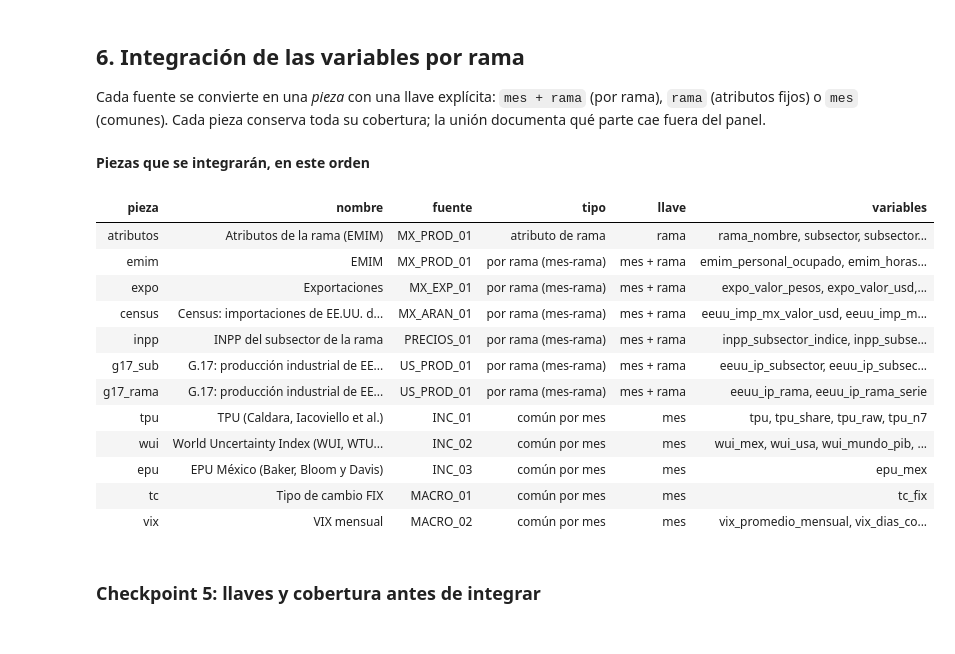
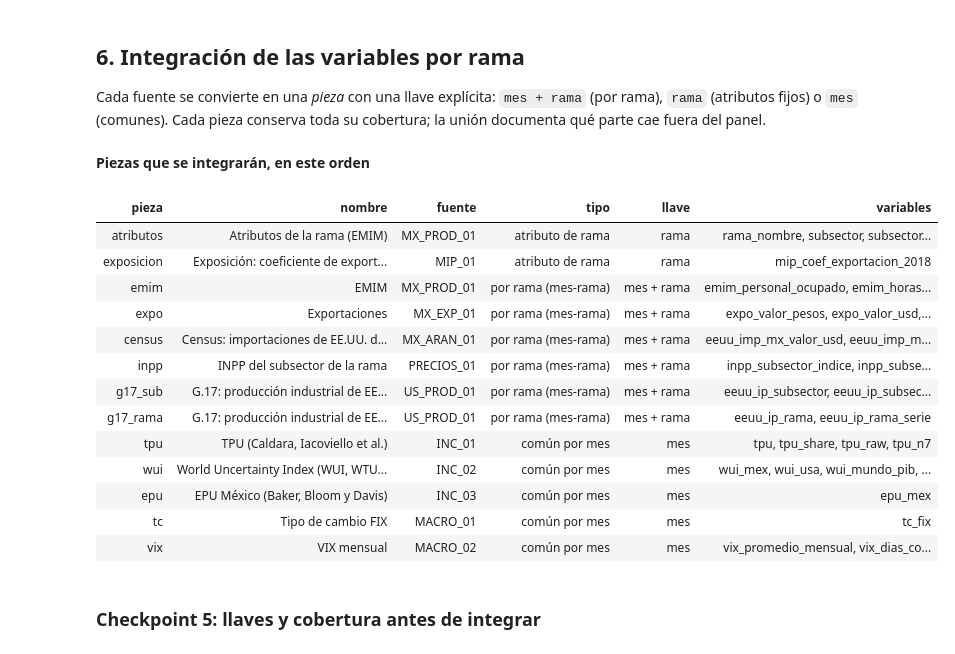
Before and after one commit to aabermejoq/Incertidumbre-Comercial, a Jupyter notebook: code/Python/01_preparacion_base_integrada.ipynb, the cells around one changed output. Saved outputs shown, nothing was run; the diff lists cells and outputs as text; code cells hidden in the pictures.

```diff
--- a/code/Python/01_preparacion_base_integrada.ipynb
+++ b/code/Python/01_preparacion_base_integrada.ipynb
@@ -333,6 +333,9 @@ decisiones = dict(
     wui_incluir_promedio_mundial=True,
     # D8. Excluir los meses EMIM sin publicar ("-" en todas las celdas).
     emim_excluir_meses_no_publicados=True,
+    # D9. Medida de exposición por rama: coeficiente de exportación de la MIP 2018 (exportaciones / producción bruta).
+    #     Acordado el 2026-10-01 (opción 3): sin distinguir destino; no se usa el cociente con la EMIM ni la proporción a EE.UU.
+    exposicion="coef_exportacion_mip_2018",
 )
 
 exigir(set(decisiones["universo_llaves"]) <= {"MX_PROD_01", "MX_EXP_01", "MX_ARAN_01"} and "MX_PROD_01" in decisiones["universo_llaves"],
@@ -363,11 +366,14 @@ tabla_decisiones = pd.DataFrame([
      "MEX, USA; promedio mundial: Sí", "Se usan las tres WTUI (wtui_mex, wtui_usa, wtui_mundo_pib); también WUI y WPUI de los mismos países."),
     ("D8", "Excluir meses EMIM no publicados ('-')", si_no(decisiones["emim_excluir_meses_no_publicados"]), "Sí",
      "Son celdas sin información (ago-dic 2026); conservarlas crearía filas vacías."),
+    ("D9", "Medida de exposición por rama", decisiones["exposicion"], "coef_exportacion_mip_2018",
+     "Acordada el 2026-10-01 (las demás, el 2026-09-24). El cociente exportaciones/producción con la EMIM supera 1 en 35 ramas (maquila) y la proporción "
+     "Census/Banxico a EE.UU. está distorsionada por diferencias de clasificación; el coeficiente de la MIP usa producción bruta."),
 ], columns=["id", "decision", "valor_actual", "valor_acordado", "nota"])
 for d in tabla_decisiones.itertuples():
     ok = d.valor_actual == d.valor_acordado
     registrar("D", f"Decisión {d.id}", d.decision, ok,
-              f"Acordada (2026-09-24): {d.valor_actual}. {d.nota}" if ok
+              f"Acordada: {d.valor_actual}. {d.nota}" if ok
               else f"El valor actual ({d.valor_actual}) difiere del acordado ({d.valor_acordado}). {d.nota}", si_falla="REVISAR")
 tabla(tabla_decisiones, "Decisiones vigentes en esta ejecución", ancho=300)
 # %% [output]
@@ -405,6 +412,7 @@ fuentes = pd.DataFrame([
     ("CLAS_03", "data/raw/clasificadores/census_naics_2022_codigos.xlsx", "Códigos NAICS 2022 (Census)"),
     ("CLAS_04", "data/raw/clasificadores/census_concordancia_naics_2022_2017.xlsx", "Concordancia NAICS 2022 -> 2017 (Census)"),
     ("CLAS_05", "data/raw/clasificadores/census_concordancia_naics_2017_2012.xlsx", "Concordancia NAICS 2017 -> 2012 (Census)"),
+    ("MIP_01", "data/raw/mip/inegi_mip2018_coef_exportacion_rama.xlsx", "Coeficiente de exportación por rama, MIP 2018 (INEGI)"),
     ("DOC_CORR", "docs/correspondencia_rama_inpp.csv", "Correspondencia rama EMIM -> serie INPP del subsector"),
     ("DOC_INV", "docs/inventario_fuentes.csv", "Inventario de fuentes (huellas SHA-256)"),
 ], columns=["id", "ruta", "contenido"])
@@ -536,6 +544,7 @@ crudos["tc"] = leer_texto(ruta("MACRO_01"), 0)
 crudos["vix"] = leer_csv_texto(ruta("MACRO_02"))
 crudos["inpp"] = leer_texto(ruta("PRECIOS_01"), "INPP")
 crudos["corr"] = leer_csv_texto(ruta("DOC_CORR"))
+crudos["mip"] = leer_texto(ruta("MIP_01"), 0)
 tabla(pd.DataFrame([(k, *(v.shape if isinstance(v, pd.DataFrame) else (None, None)),
                      "hoja/archivo" if isinstance(v, pd.DataFrame) else f"{len(v)} hojas") for k, v in crudos.items()],
                    columns=["objeto", "filas", "columnas", "detalle"]), "Objetos leídos (lectura cruda, sin transformar)")
@@ -1489,0 +1504,21 @@ registrar("CP3", "DOC_CORR", "La serie INPP asignada corresponde al subsector de
+# %%
+mx = crudos["mip"]
+f_mip = np.flatnonzero((mx.c2.map(norm_txt) == "rama").to_numpy())
+exigir(len(f_mip) == 1 and norm_txt(mx.c3.iloc[f_mip[0]]) == "export", "MIP: no se encontró el encabezado 'Rama' / 'Export'.")
+dm = mx.iloc[f_mip[0] + 1:].dropna(subset=["c1"])
+mip = pd.DataFrame({"rama": dm.c1.str.strip().str.replace(r"\.0+$", "", regex=True),
+                    "rama_mip": dm.c2.str.strip(),
+                    "mip_coef_exportacion_2018": convertir_num(dm.c3, "MIP_01", "Export")}).reset_index(drop=True)
+mip["nombre_mip"] = mip.rama_mip.str.split("-", n=1).str[1].str.strip()
+validar_llave(mip, ["rama"], "MIP_01", "CP3")
+registrar("CP3", "MIP_01", "Cubre exactamente las ramas de la EMIM", set(mip.rama) == set(emim_rama.rama),
+          f"{mip.rama.nunique()} ramas; solo en MIP: {sorted(set(mip.rama) - set(emim_rama.rama))}; solo en EMIM: {sorted(set(emim_rama.rama) - set(mip.rama))}")
+nm = mip.merge(nombres_rama, on="rama", how="left")
+registrar("CP3", "MIP_01", "Nombres de rama iguales a los de la EMIM", (nm.nombre_mip.map(norm_txt) == nm.rama_nombre.map(norm_txt)).all(),
+          f"{(nm.nombre_mip.map(norm_txt) != nm.rama_nombre.map(norm_txt)).sum()} ramas con nombre distinto")
+registrar("CP3", "MIP_01", "Coeficiente entre 0 y 1, sin faltantes", mip.mip_coef_exportacion_2018.between(0, 1).all(),
+          f"Mínimo {mip.mip_coef_exportacion_2018.min():.4f}, mediana {mip.mip_coef_exportacion_2018.median():.4f}, máximo {mip.mip_coef_exportacion_2018.max():.4f}")
+resumir_limpieza("MIP_01", "mip", len(mx), mip[["rama", "mip_coef_exportacion_2018"]], ["rama"], "(sin nombre), Rama, Export",
+                 "Se retira la fila de encabezado; un valor por rama.")
+tabla(mip.sort_values("mip_coef_exportacion_2018", ascending=False)[["rama", "nombre_mip", "mip_coef_exportacion_2018"]],
+      "Coeficiente de exportación MIP 2018 por rama (de mayor a menor)", max_filas=100)
@@ -1941,6 +1996,8 @@ def pieza(nombre, fuente_id, llave, datos, cobertura):
 
 piezas["atributos"] = pieza("Atributos de la rama (EMIM)", "MX_PROD_01", ["rama"],
                             ramas_emim.assign(subsector=lambda d: d.rama.str[:3]).merge(subsectores_emim, on="subsector", how="left", validate="many_to_one"), "México")
+piezas["exposicion"] = pieza("Exposición: coeficiente de exportación MIP 2018 (D9)", "MIP_01", ["rama"],
+                             mip[["rama", "mip_coef_exportacion_2018"]], "México (todos los destinos)")
 piezas["emim"] = pieza("EMIM", "MX_PROD_01", ["mes", "rama"], emim_rama, "México")
 piezas["expo"] = pieza("Exportaciones", "MX_EXP_01", ["mes", "rama"], expo_rama, "México")
 if decisiones["aranceles_por_codigo_identico"]:
@@ -1960,33 +2017,34 @@ if decisiones["ip_eeuu_subsector_codigo_identico"]:
         .merge(g17_3, on="subsector", how="inner", validate="many_to_one")
         .merge(ip_m, left_on="g17_serie_subsector", right_on="serie", how="inner", validate="many_to_many")
         .rename(columns={"indice": "eeuu_ip_subsector", "g17_serie_subsector": "eeuu_ip_subsector_serie"})[["mes", "rama", "eeuu_ip_subsector", "eeuu_ip_subsector_serie"]], "EE.UU.")
 if decisiones["ip_eeuu_rama_codigo_identico"]:
     piezas["g17_rama"] = pieza("G.17: producción industrial de EE.UU. de la rama (NAICS 4 idéntico)", "US_PROD_01", ["mes", "rama"],
         ramas_emim[["rama"]].query("rama in @ramas_verificadas")
         .merge(g17_4, on="rama", how="inner", validate="one_to_one")
         .merge(ip_m, left_on="g17_serie_rama", right_on="serie", how="inner", validate="one_to_many")
         .rename(columns={"indice": "eeuu_ip_rama", "g17_serie_rama": "eeuu_ip_rama_serie"})[["mes", "rama", "eeuu_ip_rama", "eeuu_ip_rama_serie"]], "EE.UU.")
 piezas["tpu"] = pieza("TPU (Caldara, Iacoviello et al.)", "INC_01", ["mes"], tpu, "EE.UU. (prensa estadounidense)")
 wui_sel = wui_largo[wui_largo.pais.isin(decisiones["wui_paises"])].assign(variable=lambda d: d.indice.str.lower() + "_" + d.pais.str.lower())[["mes", "variable", "valor"]]
 if decisiones["wui_incluir_promedio_mundial"]:
     wui_sel = pd.concat([wui_sel, wui_mundo.assign(variable=lambda d: d.indice.str.lower() + "_mundo_pib")[["mes", "variable", "valor"]]])
 wui_ancho = wui_sel.pivot(index="mes", columns="variable", values="valor").reset_index().rename_axis(columns=None)
 orden_wui = [f"{i}_{s}" for i in ("wui", "wtui", "wpui") for s in [p.lower() for p in decisiones["wui_paises"]] + ["mundo_pib"]]
 piezas["wui"] = pieza("World Uncertainty Index (WUI, WTUI, WPUI)", "INC_02", ["mes"], wui_ancho[["mes", *[c for c in orden_wui if c in wui_ancho]]], "País (MEX, USA) y mundo")
 piezas["epu"] = pieza("EPU México (Baker, Bloom y Davis)", "INC_03", ["mes"], epu, "México")
 piezas["tc"] = pieza("Tipo de cambio FIX", "MACRO_01", ["mes"], tc, "México")
 if vix_mensual is not None:
     piezas["vix"] = pieza("VIX mensual", "MACRO_02", ["mes"], vix_mensual, "EE.UU. (mercado financiero)")
 for p_ in piezas.values():
     if "mes" in p_["datos"]:
         p_["datos"]["mes"] = a_mes(p_["datos"]["mes"])
 tabla(pd.DataFrame([dict(pieza=k, nombre=v["nombre"], fuente=v["fuente_id"], tipo=v["tipo"], llave=" + ".join(v["llave"]),
                          variables=", ".join(c for c in v["datos"].columns if c not in v["llave"])) for k, v in piezas.items()]),
       "Piezas que se integrarán, en este orden", ancho=250)
 # %% [output]
 **Piezas que se integrarán, en este orden**
 | pieza | nombre | fuente | tipo | llave | variables |
 | atributos | Atributos de la rama (EMIM) | MX_PROD_01 | atributo de rama | rama | rama_nombre, subsector, subsector... |
+| exposicion | Exposición: coeficiente de export... | MIP_01 | atributo de rama | rama | mip_coef_exportacion_2018 |
 | emim | EMIM | MX_PROD_01 | por rama (mes-rama) | mes + rama | emim_personal_ocupado, emim_horas... |
 | expo | Exportaciones | MX_EXP_01 | por rama (mes-rama) | mes + rama | expo_valor_pesos, expo_valor_usd,... |
 | census | Census: importaciones de EE.UU. d... | MX_ARAN_01 | por rama (mes-rama) | mes + rama | eeuu_imp_mx_valor_usd, eeuu_imp_m... |
```
Also changed, not shown: parts of 16 cells of this notebook, 3 other files.
